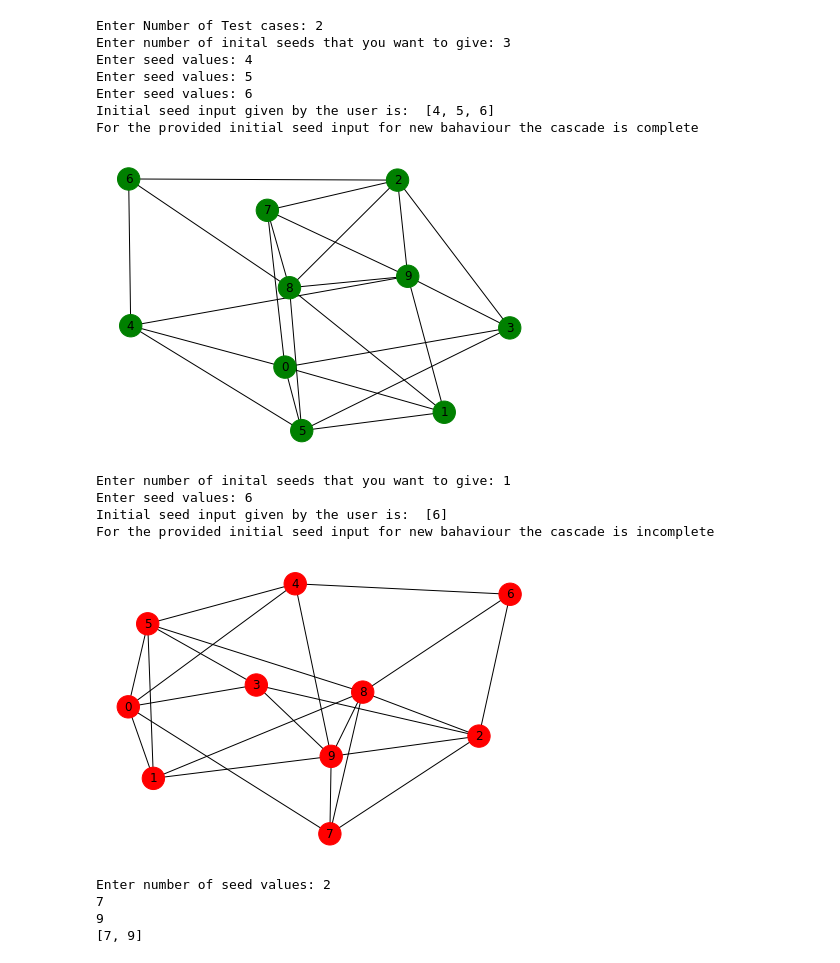
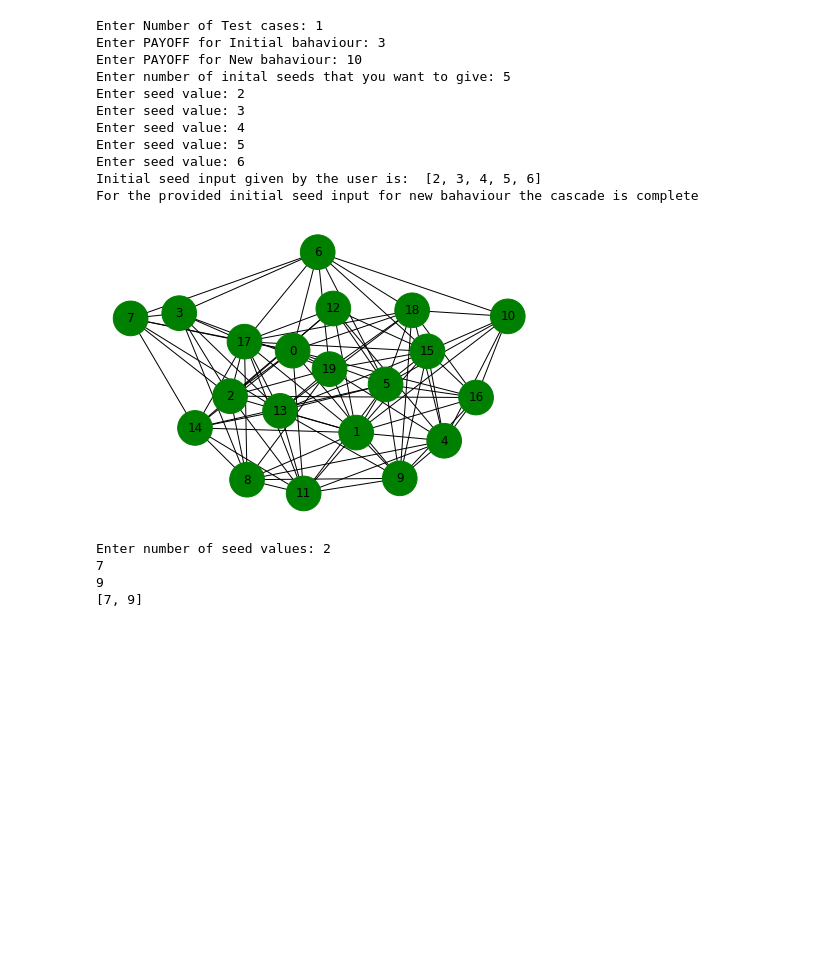
Before and after one commit to dheeraj-2000/6th_sem_Academics, a Jupyter notebook: SocialNetworkAnalysis/HandsOn/Modeling_cascading/Modeling_cascading-Copy1.ipynb, the cells around one changed output. Saved outputs shown, nothing was run; the diff lists cells and outputs as text; code cells hidden in the pictures; blank space fills up the shorter version.

Commit message:
updated Modeking cascading

```diff
--- a/SocialNetworkAnalysis/HandsOn/Modeling_cascading/Modeling_cascading-Copy1.ipynb
+++ b/SocialNetworkAnalysis/HandsOn/Modeling_cascading/Modeling_cascading-Copy1.ipynb
@@ -8,15 +8,20 @@ import networkx as nx
 #nx.write_gml(g, '/home/dheeraj/my_projects/my_project_env/practice/6th_sem_Academics/SocialNetworkAnalysis/HandsOn/Modeling_cascading/main_graph.gml')
 # %%
 t = int(input('Enter Number of Test cases: '))
-g = nx.erdos_renyi_graph(10, 0.5)
+g = nx.erdos_renyi_graph(20, 0.5)
+
+#g = nx.read_gml('/home/dheeraj/my_projects/my_project_env/practice/6th_sem_Academics/SocialNetworkAnalysis/HandsOn/Modeling_cascading/main_graph.gml')
 
 while(t):
 
-    def get_colors(g):
+    b = int(input('Enter PAYOFF for Initial bahaviour: '))
+    a = int(input('Enter PAYOFF for New bahaviour: '))
+
+    def col_fun(g):
         infected_seed=[]
         for each in g.nodes():
             if g.nodes[each]['behaviour']=='initial_behaviour':
-                infected_seed.append('red')
+                infected_seed.append('yellow')
             else:
                 infected_seed.append('green')
         return infected_seed
@@ -32,8 +37,10 @@ while(t):
         dict1= {}
         #Payoff(A) =a=4
         #Payoff(B) =b=3
-        a=5
-        b=2
+        #a=5
+        #b=2
+       # a = int(input('Enter payoff for new bahaviour: '))
+        #b = int(input('Enter payoff for initial bahaviour: '))
         for each in g.nodes():
             num_A = find_neigh(each, 'new_behaviour', g)
             num_B = find_neigh(each, 'initial_behaviour', g)
@@ -65,7 +72,6 @@ while(t):
         else:
             return 0
 
-    #g = nx.read_gml('/home/dheeraj/my_projects/my_project_env/practice/6th_sem_Academics/SocialNetworkAnalysis/HandsOn/Modeling_cascading/main_graph.gml')
 
     external_behaviour = "new_behaviour"
     bahaviour_1 = "initial_behaviour"
@@ -79,55 +85,54 @@ while(t):
     n= int(input("Enter number of inital seeds that you want to give: "))
 
     for i in range(0,n):
-        seed_val = int(input('Enter seed values: '))
+        seed_val = int(input('Enter seed value: '))
         infected_seed.append(seed_val)
 
     print('Initial seed input given by the user is: ', infected_seed)
 
 
 
 
     for each in infected_seed:
         g.nodes[each]['behaviour'] = external_behaviour
 
-    colors = get_colors(g)
+    #colors = col_fun(g)
 
     #a = input("payoff for A: ")
     #b= input("payoff for B: ")
     temp =0
     count =0
     while(1):
         temp = terminate(g, count)
         if temp==1:
             break
         count = count+1
         behaviour_di  = recalculate_options(g)
         reset_node_attributes(g, behaviour_di)
-        colors = get_colors(g)
+        colors = col_fun(g)
 
     c =terminate_1('new_behaviour', g)
     if c==1:
         print('For the provided initial seed input for new bahaviour the cascade is complete')
     else:
         print('For the provided initial seed input for new bahaviour the cascade is incomplete')
 
-    nx.draw(g,node_color= colors , node_size=500,with_labels=True)
+    nx.draw(g,node_color= colors , node_size=1200,with_labels=True)
     plt.show()
     t=t-1
 # %% [output]
-Enter Number of Test cases: 2
-Enter number of inital seeds that you want to give: 3
-Enter seed values: 4
-Enter seed values: 5
-Enter seed values: 6
-Initial seed input given by the user is:  [4, 5, 6]
+Enter Number of Test cases: 1
+Enter PAYOFF for Initial bahaviour: 3
+Enter PAYOFF for New bahaviour: 10
+Enter number of inital seeds that you want to give: 5
+Enter seed value: 2
+Enter seed value: 3
+Enter seed value: 4
+Enter seed value: 5
+Enter seed value: 6
+Initial seed input given by the user is:  [2, 3, 4, 5, 6]
 For the provided initial seed input for new bahaviour the cascade is complete
-[figure, old version]
+[figure, new version]
-Enter number of inital seeds that you want to give: 1
-Enter seed values: 6
-Initial seed input given by the user is:  [6]
-For the provided initial seed input for new bahaviour the cascade is incomplete
-[figure, removed]
 # %%
 #g = nx.read_gml('/home/dheeraj/my_projects/my_project_env/practice/6th_sem_Academics/SocialNetworkAnalysis/HandsOn/Modeling_cascading/main_graph.gml')
 # %%
```
